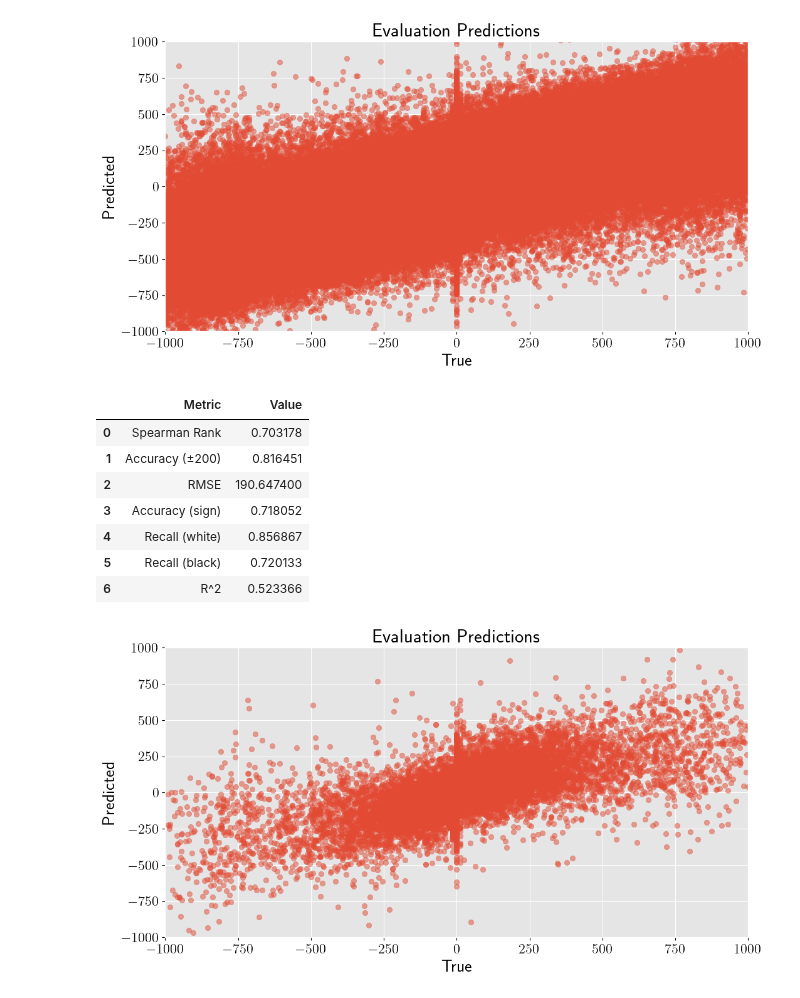
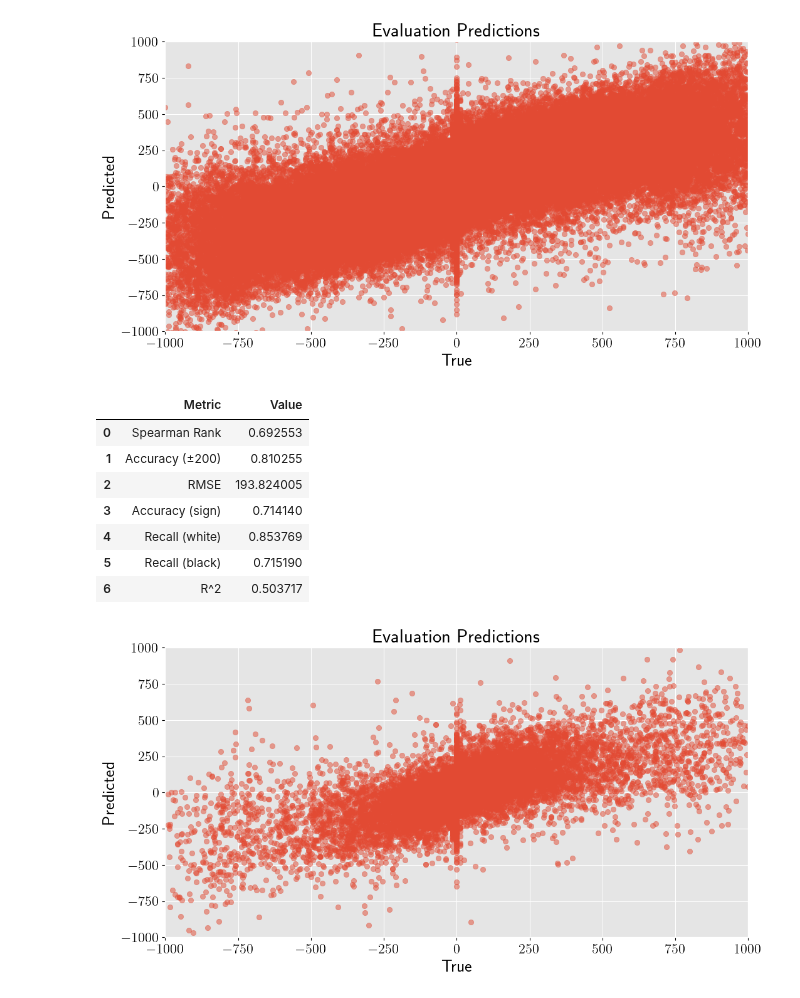
Before and after one commit to NatanSisoev/Chess-ML-Evaluator, a Jupyter notebook: storage/storage.ipynb, the cells around one changed output. Cells and saved outputs as stored; diff of their text form; code cells hidden in the pictures.

```diff
--- a/storage/storage.ipynb
+++ b/storage/storage.ipynb
@@ -30,15 +31,15 @@ sm.list_models()
 # %%
-xgb_four_full_rd_mm, four_full_rd_dm = load_model("xgb_four_full_rd")  # ~2 minutes
-xgb_four_full_rd_mm.predict(four_full_rd_dm.X_test)
-evaluate(xgb_four_full_rd_mm, four_full_rd_dm)
+xgb_one_full_rd_mm, one_full_rd_dm = load_model("xgb_one_full_rd")  # ~30 seconds
+xgb_one_full_rd_mm.predict(one_full_rd_dm.X_test)
+evaluate(xgb_one_full_rd_mm, one_full_rd_dm)
 # %% [output]
-[figure, old version]
+[figure, new version]
 |  | Metric | Value |
-| 0 | Spearman Rank | 0.703178 |
-| 1 | Accuracy (±200) | 0.816451 |
-| 2 | RMSE | 190.647400 |
-| 3 | Accuracy (sign) | 0.718052 |
-| 4 | Recall (white) | 0.856867 |
-| 5 | Recall (black) | 0.720133 |
-| 6 | R^2 | 0.523366 |
+| 0 | Spearman Rank | 0.692553 |
+| 1 | Accuracy (±200) | 0.810255 |
+| 2 | RMSE | 193.824005 |
+| 3 | Accuracy (sign) | 0.714140 |
+| 4 | Recall (white) | 0.853769 |
+| 5 | Recall (black) | 0.715190 |
+| 6 | R^2 | 0.503717 |
 # %%
```
Also changed, not shown: parts of 3 cells of this notebook, 9 other files.
